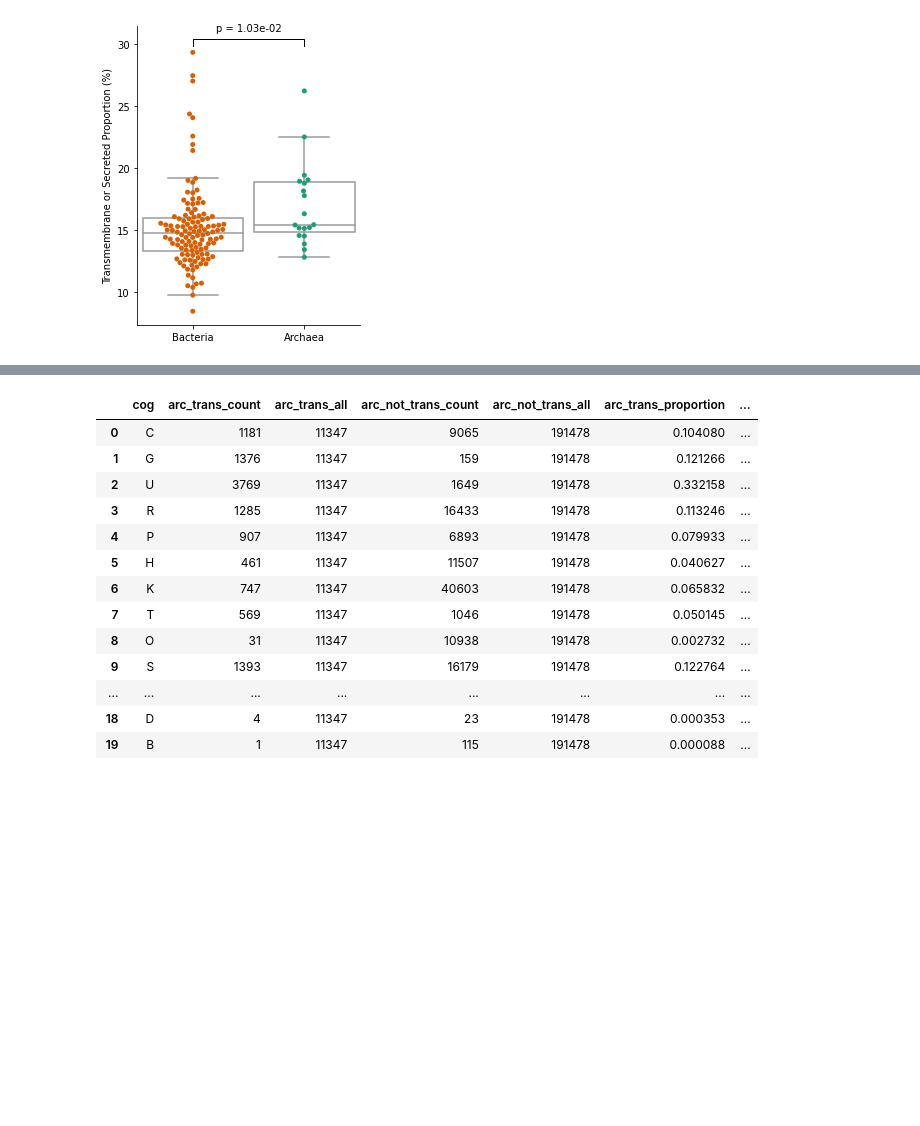
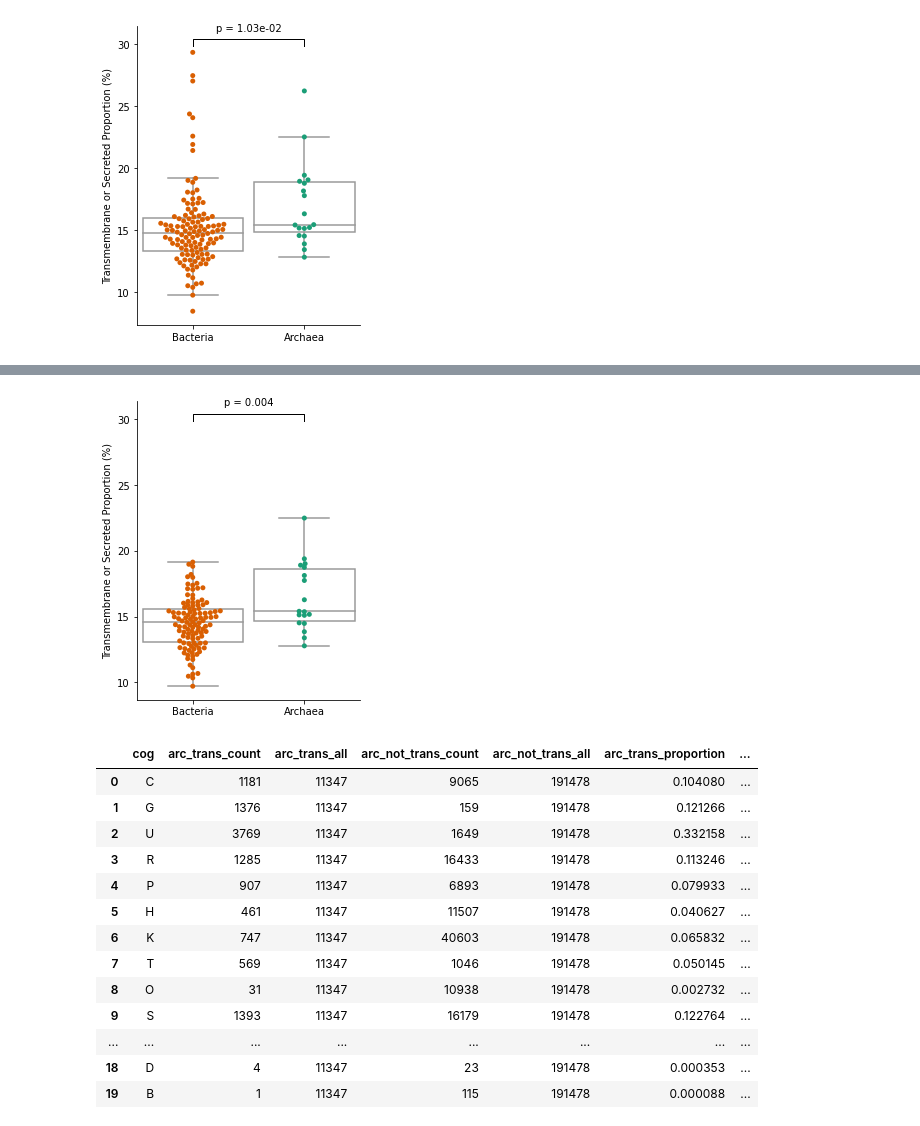
Before and after one commit to BigDataBiology/Duan2023__GMSCv1_Construction_And_Analysis, a Jupyter notebook: Manuscript_analysis/figure4.ipynb, the cells around one changed output, grey strips where cells are left out. Cells and saved outputs as stored; diff of their text form; code cells hidden in the pictures; blank space fills up the shorter version.

Commit message:
ENH update figure4 without outliers

```diff
--- a/Manuscript_analysis/figure4.ipynb
+++ b/Manuscript_analysis/figure4.ipynb
@@ -244,3 +302,39 @@ ax.spines['right'].set_visible(False)
+# %%
+fig = plt.figure(figsize=(4, 5.5))
+colors= ['#d95f02','#1b9e77']
+
+sns.set_palette(sns.color_palette(colors))
+ax=sns.boxplot(
+            data=df_remove,
+            x='domain',
+            y='fraction',
+            showfliers=False,order=['Bacteria','Archaea'],
+            color='white',width=0.9)
+
+sns.swarmplot(
+              data=df_remove,
+              x='domain',
+              y='fraction',order=['Bacteria','Archaea'],
+              s=5,
+              hue='domain'
+              )
+x1, x2 = 0, 1
+y,h = df["fraction"].mean()+13,.5
+
+
+plt.plot([x1, x1, x2, x2], [y+1.5, y+h+1.5, y+h+1.5, y+1.5], lw=1, c="k")
+
+plt.text((x1+x2)*.5, y+h+2, f'p = 0.004', ha='center', va='bottom', color="k")
+#ax.tick_params(which='major',direction='in',length=3,width=1.,labelsize=14,bottom=False)
+
+ax.legend_.remove()
+#plt.legend(loc=3,bbox_to_anchor=(0,1),ncol=2)
+ax.set_xlabel('')
+ax.set_ylabel('Transmembrane or Secreted Proportion (%)')
+ax.spines['top'].set_visible(False)
+ax.spines['right'].set_visible(False)
+# %% [output]
+[figure, added]
 # %%
 # count transmembrane or secreted(data is too large to show here)
 def store(infile0):
```
Also changed, not shown: parts of 2 cells of this notebook.
